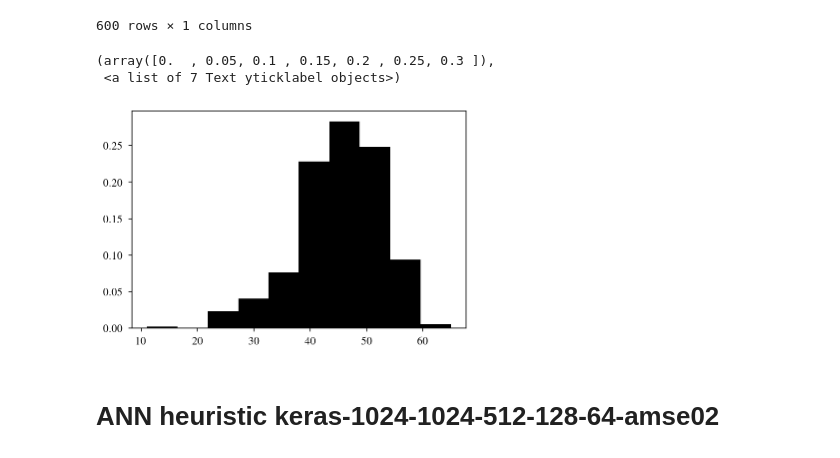
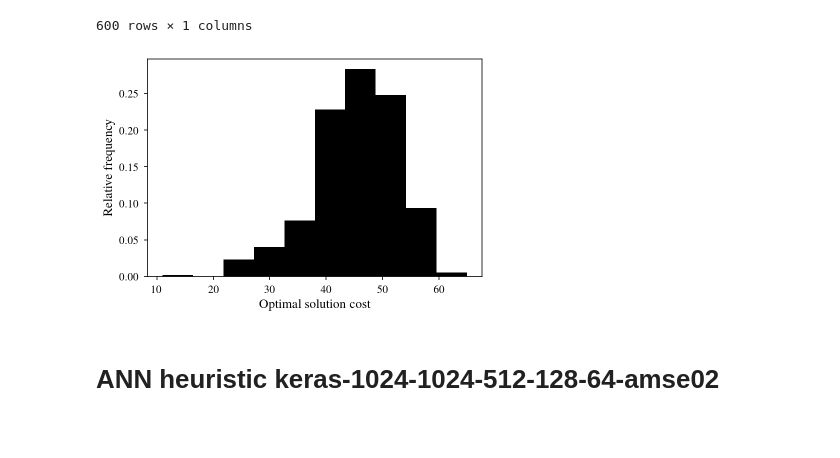
Before and after one commit to vcahlik/fifteen-puzzle, a Jupyter notebook: prototype/notebooks/HeuristicQueryDistribution.ipynb, the cells around one changed output. Cells and saved outputs as stored; diff of their text form; code cells hidden in the pictures; blank space fills up the shorter version.

Commit message:
Perform ANN heuristic query distribution analysis, plot more figures

```diff
--- a/prototype/notebooks/HeuristicQueryDistribution.ipynb
+++ b/prototype/notebooks/HeuristicQueryDistribution.ipynb
@@ -32,16 +32,20 @@ data
 | 599 | 39 |
 600 rows × 1 columns
 # %%
+f = plt.figure()
+
 values = data['OPTIMAL_SOLUTION_COST'].values
 weights = np.ones_like(values) / float(len(values))
+plt.hist(values, weights=weights, bins=10, color='k')
 
-plt.hist(values, weights=weights, bins=10, color='k')
+plt.xlabel('Optimal solution cost', fontsize=13)
+plt.ylabel('Relative frequency', fontsize=13)
 plt.xticks(fontsize=11)
 plt.yticks(fontsize=11)
+
+f.savefig("a-star-pdb-real-cost-histogram.pdf", bbox_inches='tight')
 # %% [output]
-(array([0.  , 0.05, 0.1 , 0.15, 0.2 , 0.25, 0.3 ]),
- <a list of 7 Text yticklabel objects>)
-[figure, old version]
+[figure, new version]
 # %% [markdown]
 # ANN heuristic keras-1024-1024-512-128-64-amse02
 # %%
```
Also changed, not shown: parts of 4 cells of this notebook, 2 other files.
